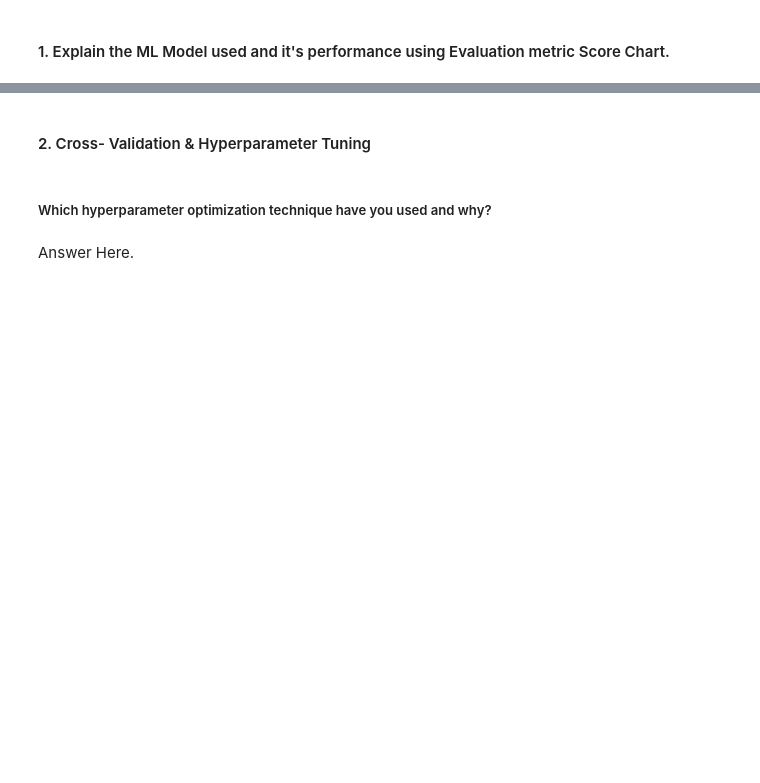
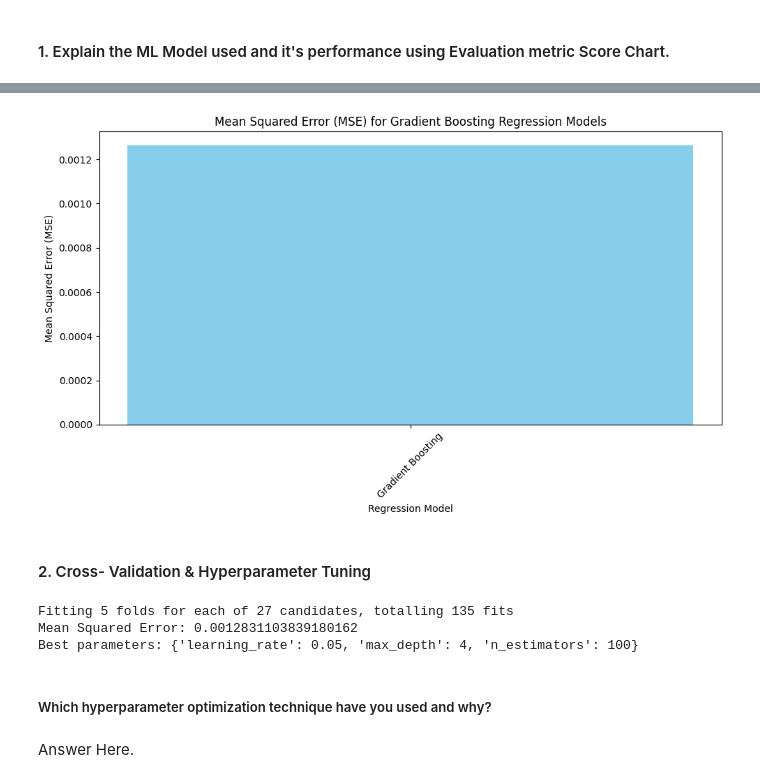
Before and after one commit to deveshsharma09/Yes-Bank-Stock-Closing-Price-Prediction, a Jupyter notebook: Yes_Bank_Stock_Closing_Price_Prediction.ipynb, the cells around one changed output, grey strips where cells are left out. Drawn from its saved outputs; the diff is of its cells as text; code cells hidden in the pictures; blank space fills up the shorter version.

```diff
--- a/Yes_Bank_Stock_Closing_Price_Prediction.ipynb
+++ b/Yes_Bank_Stock_Closing_Price_Prediction.ipynb
@@ -1504,2 +1621,24 @@ Answer Here.
+# %%
+import matplotlib.pyplot as plt
+
+# Define the models and their corresponding MSE scores
+models = ['Gradient Boosting']
+mse_scores = [mse_gradient_boosting]  # Replace with actual MSE scores
+
+# Create a bar chart
+plt.figure(figsize=(10, 6))
+plt.bar(models, mse_scores, color='skyblue')
+
+# Add labels and title
+plt.xlabel('Regression Model')
+plt.ylabel('Mean Squared Error (MSE)')
+plt.title('Mean Squared Error (MSE) for Gradient Boosting Regression Models')
+
+# Display the plot
+plt.xticks(rotation=45)
+plt.tight_layout()
+plt.show()
+# %% [output]
+[figure, added]
 # %% [markdown]
 #### 2. Cross- Validation & Hyperparameter Tuning
@@ -1512,3 +1645,48 @@ Answer Here.
+# %%
+# ML Model - 1 Implementation with hyperparameter optimization techniques (i.e., GridSearch CV, RandomSearch CV, Bayesian Optimization etc.)
+
+# Fit the Algorithm
+
+# Predict on the model
+
+# Assuming 'df' is your DataFrame containing the dataset
+
+# Drop any non-numeric columns (e.g., 'Date')
+numeric_df = df.select_dtypes(include=['number'])
+
+# Separate the features and target variable
+X = numeric_df.drop(columns=['Close'])  # Adjust 'Close' with your target column if needed
+y = numeric_df['Close']
+
+# Split the data into train and test sets
+X_train, X_test, y_train, y_test = train_test_split(X, y, test_size=0.2, random_state=42)
+
+# Define the hyperparameter search space
+param_grid = {
+    'n_estimators': [50, 100, 150],
+    'learning_rate': [0.05, 0.1, 0.2],
+    'max_depth': [3, 4, 5]
+}
+
+# Initialize GridSearchCV
+grid_search = GridSearchCV(GradientBoostingRegressor(random_state=42), param_grid, cv=5, scoring='neg_mean_squared_error', verbose=1)
+
+# Fit the model to the training data
+grid_search.fit(X_train, y_train)
+
+# Predict on the test data
+y_pred = grid_search.predict(X_test)
+
+# Evaluate the model
+mse = mean_squared_error(y_test, y_pred)
+print("Mean Squared Error:", mse)
+
+# Best parameters found by GridSearchCV
+print("Best parameters:", grid_search.best_params_)
+# %% [output]
+Fitting 5 folds for each of 27 candidates, totalling 135 fits
+Mean Squared Error: 0.0012831103839180162
+Best parameters: {'learning_rate': 0.05, 'max_depth': 4, 'n_estimators': 100}
 # %% [markdown]
 ##### Which hyperparameter optimization technique have you used and why?
 # %% [markdown]
```
Also changed, not shown: parts of 51 cells of this notebook.
